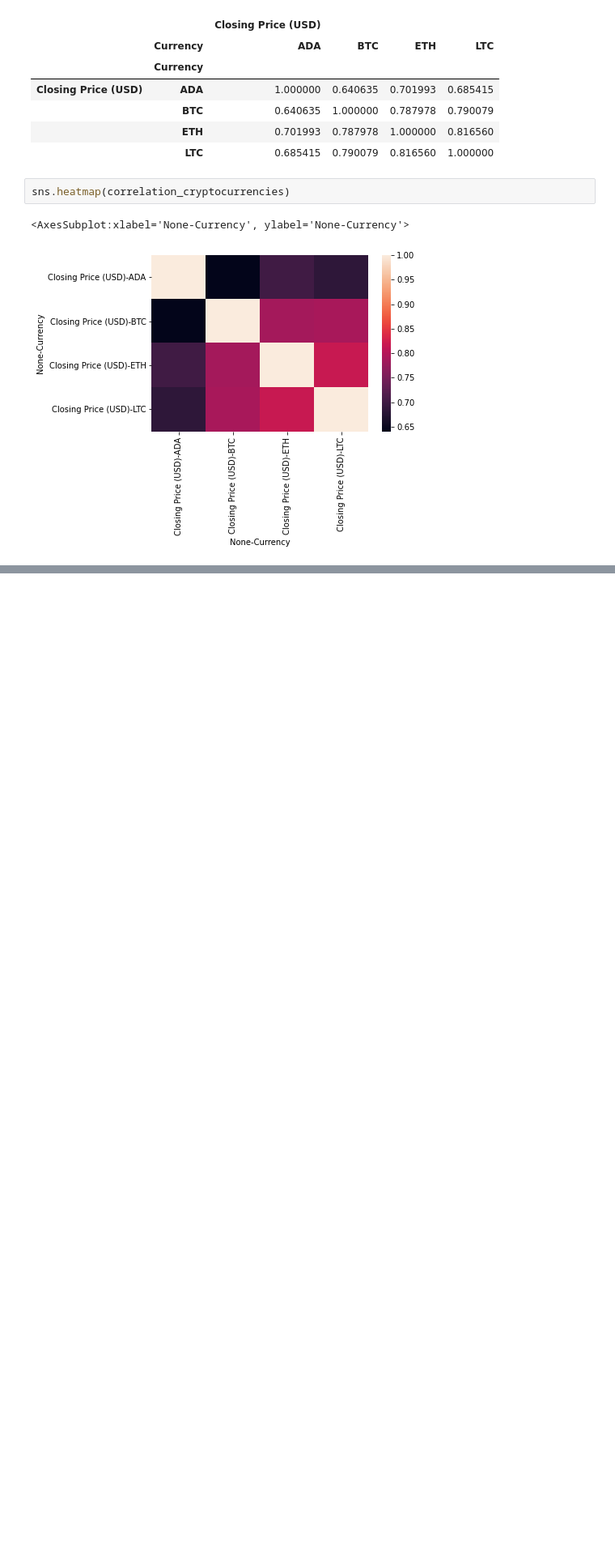
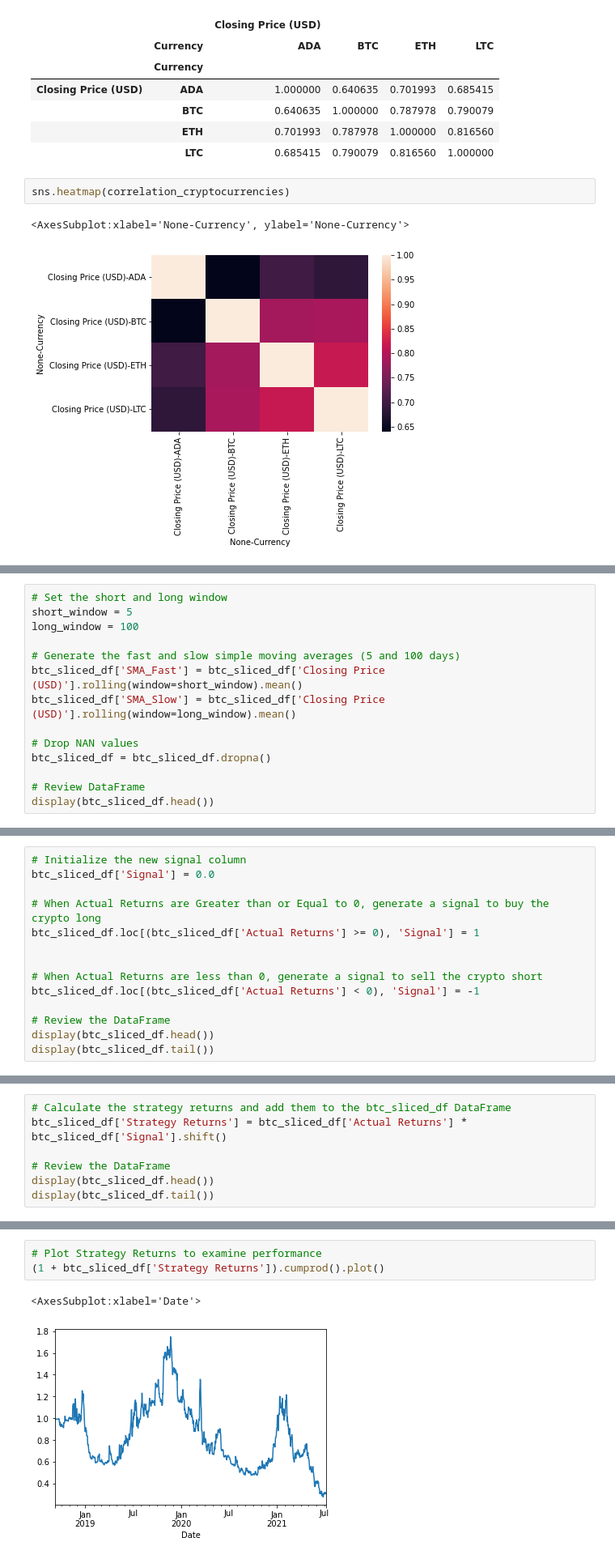
Before and after one commit to talibkateeb/Crypto-Forecast-Trader, a Jupyter notebook: crypto_forecast_trader.ipynb, the cells around one changed output, grey strips where cells are left out. Shown at 81% size. Drawn from its saved outputs; the diff is of its cells as text; blank space fills up the shorter version.

```diff
--- a/crypto_forecast_trader.ipynb
+++ b/crypto_forecast_trader.ipynb
@@ -495,0 +517,14 @@ sns.heatmap(correlation_cryptocurrencies)
+# %%
+# Set the short and long window
+short_window = 5
+long_window = 100
+
+# Generate the fast and slow simple moving averages (5 and 100 days)
+btc_sliced_df['SMA_Fast'] = btc_sliced_df['Closing Price (USD)'].rolling(window=short_window).mean()
+btc_sliced_df['SMA_Slow'] = btc_sliced_df['Closing Price (USD)'].rolling(window=long_window).mean()
+
+# Drop NAN values
+btc_sliced_df = btc_sliced_df.dropna()
+
+# Review DataFrame
+display(btc_sliced_df.head())
@@ -495,0 +539,14 @@ sns.heatmap(correlation_cryptocurrencies)
+# %%
+# Initialize the new signal column
+btc_sliced_df['Signal'] = 0.0
+
+# When Actual Returns are Greater than or Equal to 0, generate a signal to buy the crypto long
+btc_sliced_df.loc[(btc_sliced_df['Actual Returns'] >= 0), 'Signal'] = 1
+
+
+# When Actual Returns are less than 0, generate a signal to sell the crypto short
+btc_sliced_df.loc[(btc_sliced_df['Actual Returns'] < 0), 'Signal'] = -1
+
+# Review the DataFrame
+display(btc_sliced_df.head())
+display(btc_sliced_df.tail())
@@ -495,0 +575,7 @@ sns.heatmap(correlation_cryptocurrencies)
+# %%
+# Calculate the strategy returns and add them to the btc_sliced_df DataFrame
+btc_sliced_df['Strategy Returns'] = btc_sliced_df['Actual Returns'] * btc_sliced_df['Signal'].shift()
+
+# Review the DataFrame
+display(btc_sliced_df.head())
+display(btc_sliced_df.tail())
@@ -495,0 +597,6 @@ sns.heatmap(correlation_cryptocurrencies)
+# %%
+# Plot Strategy Returns to examine performance
+(1 + btc_sliced_df['Strategy Returns']).cumprod().plot()
+# %% [output]
+<AxesSubplot:xlabel='Date'>
+[figure, added]
```
Also changed, not shown: parts of 32 cells of this notebook.
